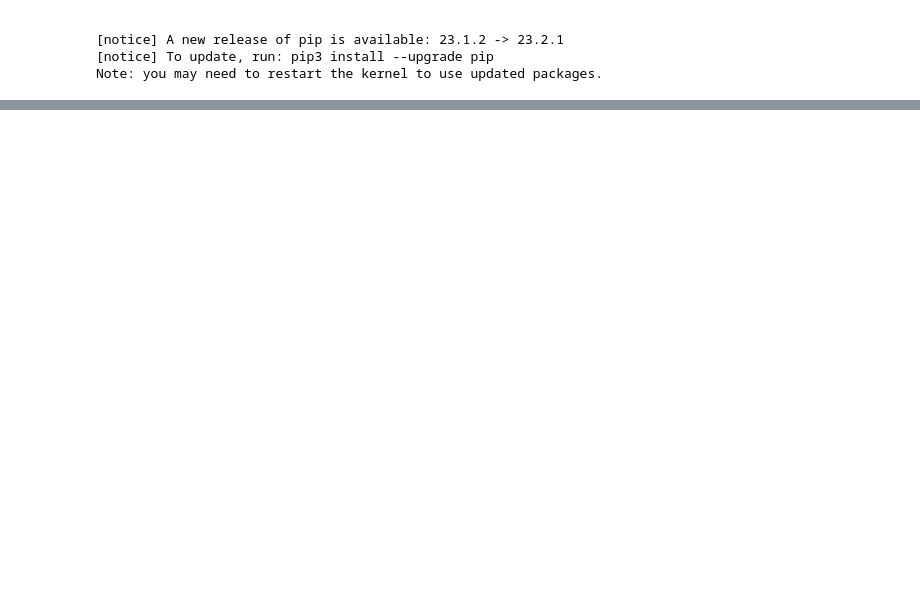
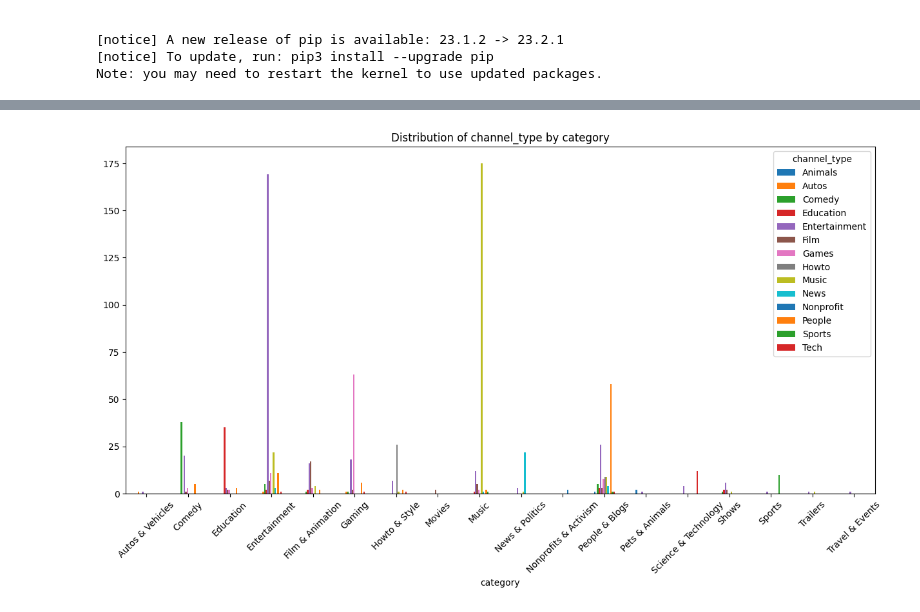
Before and after one commit to Devilsam12/yt_eda, a Jupyter notebook: nb.ipynb, the cells around one changed output, grey strips where cells are left out. Cells and saved outputs as stored; diff of their text form; code cells hidden in the pictures; blank space fills up the shorter version.

```diff
--- a/nb.ipynb
+++ b/nb.ipynb
@@ -25,0 +65,4 @@ from yt_eda.model import Model
+# %%
+pre_viz.plot_channel_category_counts('category', 'channel_type')
+# %% [output]
+[figure, added]
```
Also changed, not shown: parts of 7 cells of this notebook, 1 other file.
